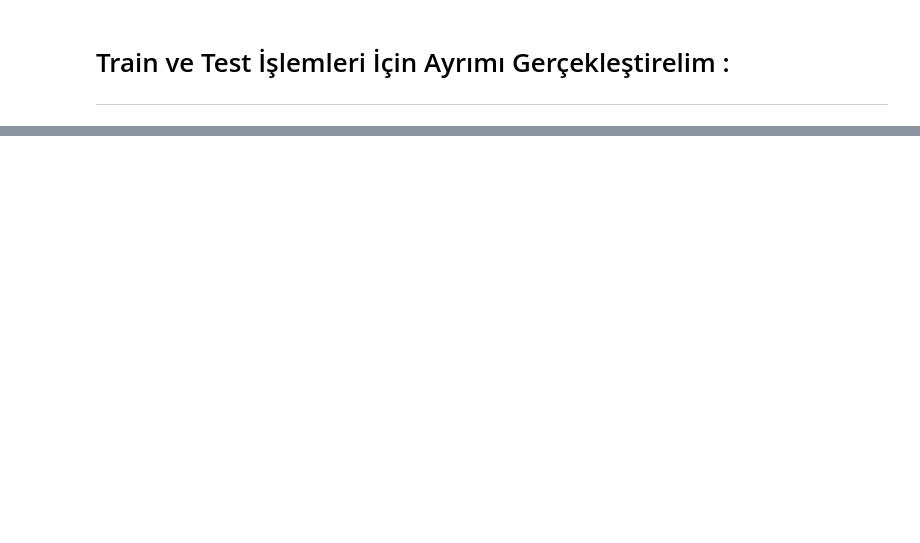
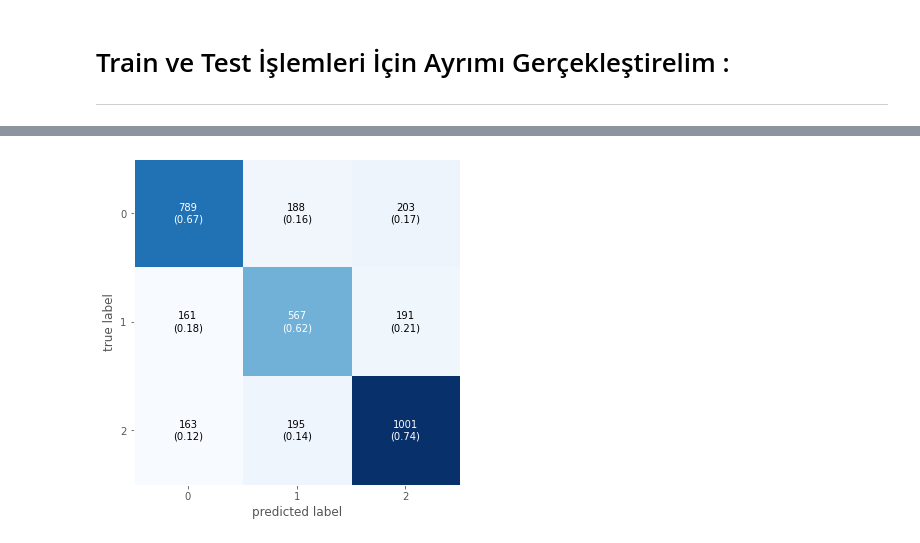
Before and after one commit to onur-kantar/Recurrent-Neural-Network, a Jupyter notebook: RNN.ipynb, the cells around one changed output, grey strips where cells are left out. Saved outputs shown, nothing was run; the diff lists cells and outputs as text; code cells hidden in the pictures; blank space fills up the shorter version.

```diff
--- a/RNN.ipynb
+++ b/RNN.ipynb
@@ -354,0 +354,13 @@ Epoch 10/10
+# %%
+y_pred = model.predict(x_test)
+
+y_test_class = np.argmax(y_test, axis=1)
+y_pred_class = np.argmax(y_pred, axis=1)
+
+cm = confusion_matrix(y_test_class, y_pred_class)
+
+fig, ax = plot_confusion_matrix(conf_mat=cm,
+                                show_normed=True,
+                                figsize =(6,6))
+# %% [output]
+[figure, added]
```
Also changed, not shown: parts of 34 cells of this notebook.
